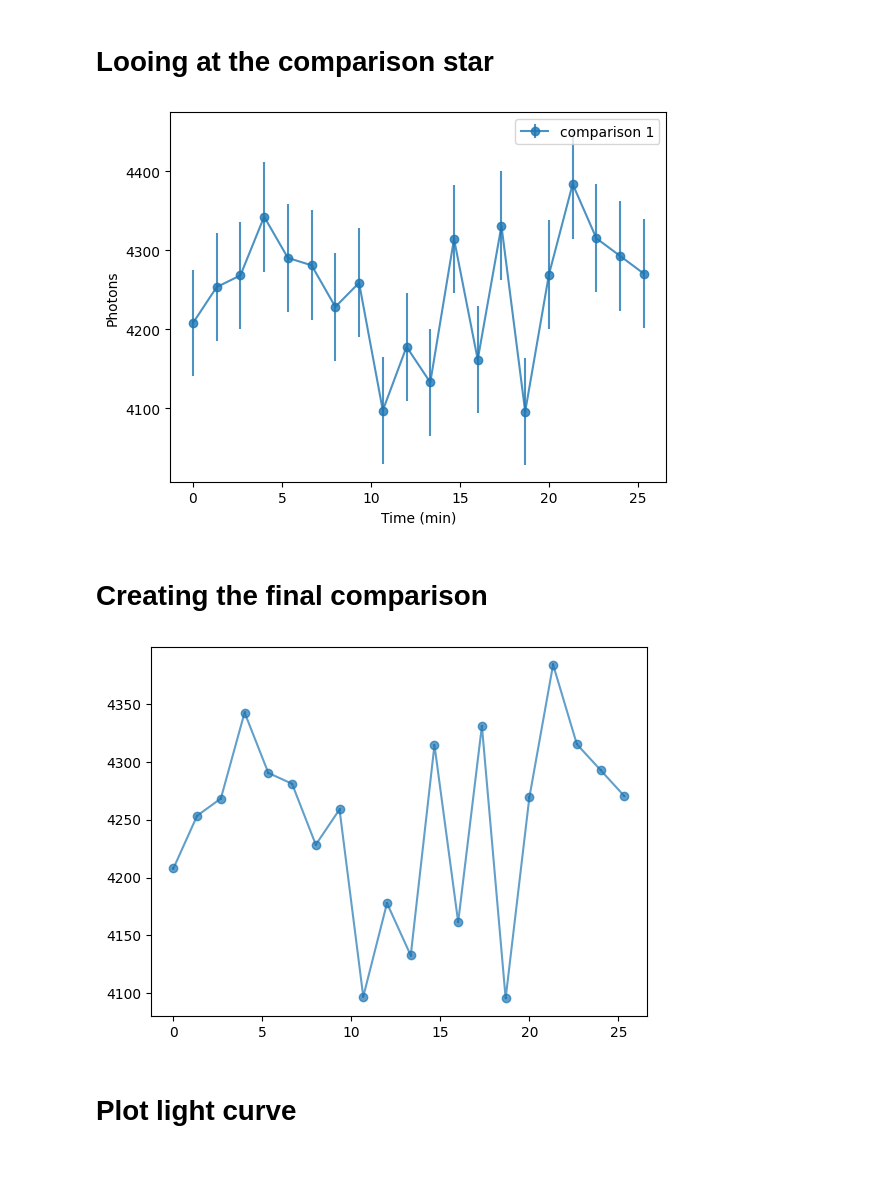
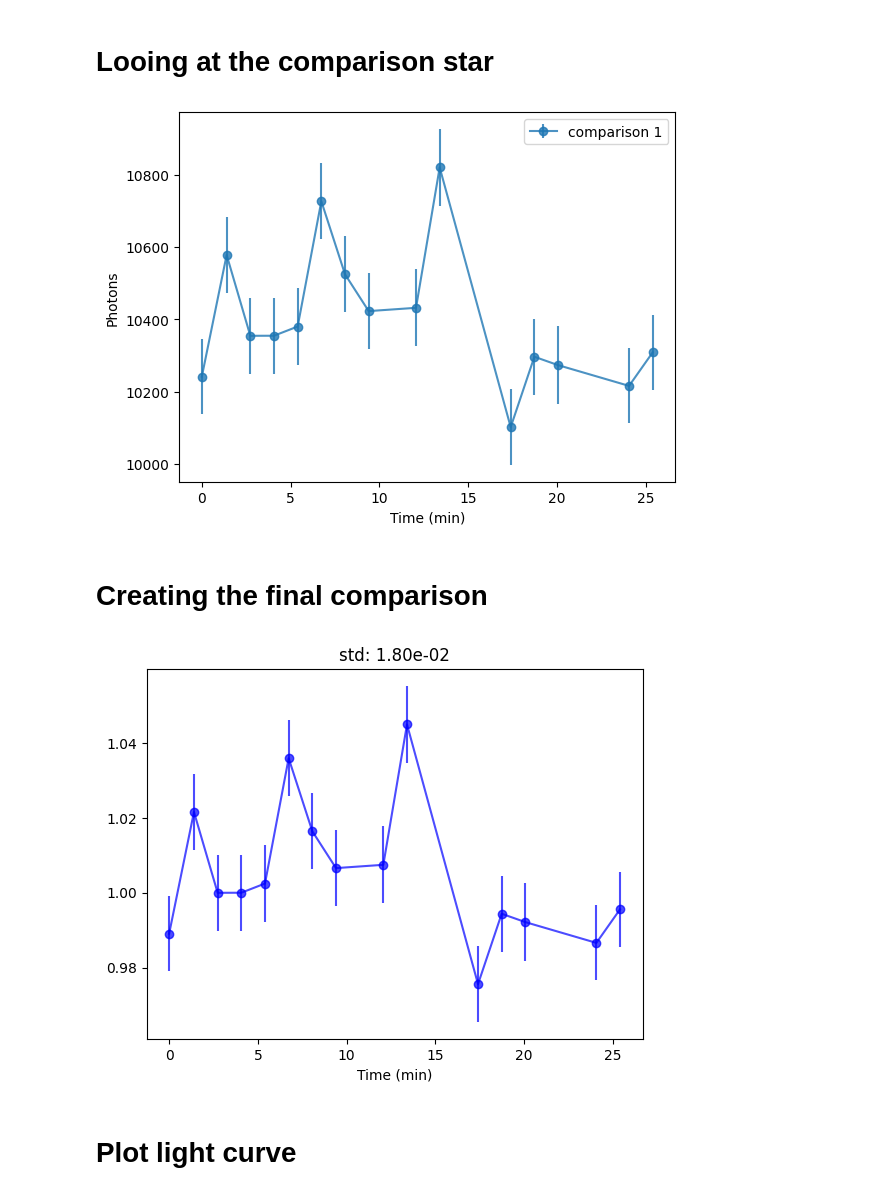
Before and after one commit to DBernardes/Tools-for-the-MOPTOP-pipeline-products, a Jupyter notebook: photometry_extraction.ipynb, the cells around one changed output. Drawn from its saved outputs; the diff is of its cells as text; code cells hidden in the pictures; blank space fills up the shorter version.

```diff
--- a/photometry_extraction.ipynb
+++ b/photometry_extraction.ipynb
@@ -10,8 +10,8 @@ from photometry import Photometry
 from copy import copy
 
 max_size = 10
-star_name = "GRB 230728A"
-_set = "first"
+star_name = "GRB 1149293"
+_set = "second"
 camera = 3
 src_path = os.path.join(
     "..",
@@ -30,17 +30,19 @@ objects = {
     "ra": df[f"ra_cam{camera}"],
     "dec": df[f"dec_cam{camera}"],
 }
-file = os.path.join(src_path, "3_e_20230727_32_1_16_1.fits")
+file = os.path.join(src_path, "3_e_20230116_20_1_16_1.fits")
 objects = pd.DataFrame.from_dict(objects)
 phot = Photometry(file, objects, max_size)
 phot.reset_object_coords()
 
 obj = phot.obj_list[0]
-size = 400
+xsize = 300
+ysize = 400
 xcoord, ycoord = obj.xcoord, obj.ycoord
-image = fits.getdata(
-    file
-)  # [ycoord - size : ycoord + size, xcoord - size : xcoord + size]
+image = fits.getdata(file)
+# [
+#     ycoord - ysize : ycoord + ysize, xcoord - xsize : xcoord + xsize
+# ]
 median = np.median(image)
 std = np.median(np.abs(image - median))
 plt.imshow(
@@ -50,13 +52,14 @@ plt.imshow(
 
 for idx, _object in enumerate(phot.obj_list):
     name, x, y = _object.name, _object.xcoord, _object.ycoord
-    # x += size - xcoord
-    # y += size - ycoord
+    # x += xsize - xcoord
+    # y += ysize - ycoord
     color = "b"
     if name == "circular":
         color = "r"
     if "comparison" in name:
         color = "g"
+        # continue
     if "eliminated" in name:
         color = "y"
     if "shifts" in name:
@@ -96,7 +99,7 @@ for file in image_list:
     file_path = os.path.join(src_path, file)
 
     phot = Photometry(file_path, objects, max_size)
-    phot.reset_object_coords()
+    phot.reset_object_coords(3)
     phot.calc_psf_radius()
     phot.calc_sky_photons()
     phot.calc_psf_photons()
@@ -136,7 +140,8 @@ Set MJD-END to 60153.139310 from DATE-END'. [astropy.wcs.wcs]
 import pandas as pd
 import matplotlib.pyplot as plt
 
-file = os.path.join(src_path, "..", "photometry", "comparison1_cam3.csv")
+target = "comparison1"
+file = os.path.join(src_path, "..", "photometry", f"{target}_cam3.csv")
 df = pd.read_csv(file)
 x, y, radius, photons = df["xcoord"], df["ycoord"], df["psf_radius"], df["star_photons"]
 x /= np.median(x)
@@ -178,39 +183,45 @@ plt.xlabel("Time (min)")
 plt.ylabel("Photons")
 plt.show()
 # %% [output]
-[figure, old version]
+[figure, new version]
 # %% [markdown]
 # Creating the final comparison
 # %%
 import os
 import numpy as np
 import pandas as pd
 import matplotlib.pyplot as plt
 
 
 def read_comp_csv_files(_list):
     comp, comp_err = [], []
     csv_path = os.path.join(src_path, "..", "photometry")
 
     for idx in _list:
         csv_file = os.path.join(csv_path, f"comparison{idx}_cam{camera}.csv")
         df = pd.read_csv(csv_file)
         comp.append(df["star_photons"])
         comp_err.append(df["star_error"])
 
     comp = np.sum(comp, axis=0)
-    comp_err = np.sqrt( np.sum( np.square(comp_err), axis=0)))
+    comp_err = np.sqrt(np.sum(np.square(comp_err), axis=0))
     mjd = df["mjd"]
     mjd = (mjd - mjd[0]) * 24 * 60
 
     return mjd, comp, comp_err
 
 
 mjd, comp, comp_err = read_comp_csv_files([1])
-plt.errorbar(mjd, comp, comp_err, fmt="o-", alpha=0.7)
+median = np.median(comp)
+comp /= median
+comp_err /= median
+std = np.std(comp)
+plt.errorbar(mjd, comp, comp_err, fmt="bo-", alpha=0.7)
+plt.title(f"std: {std:.2e}")
+plt.xlabel("Time (min)")
 plt.show()
 # %% [output]
-[figure, old version]
+[figure, new version]
 # %% [markdown]
 # Plot light curve
 # %%
```
Also changed, not shown: parts of 4 cells of this notebook, 3 other files.
